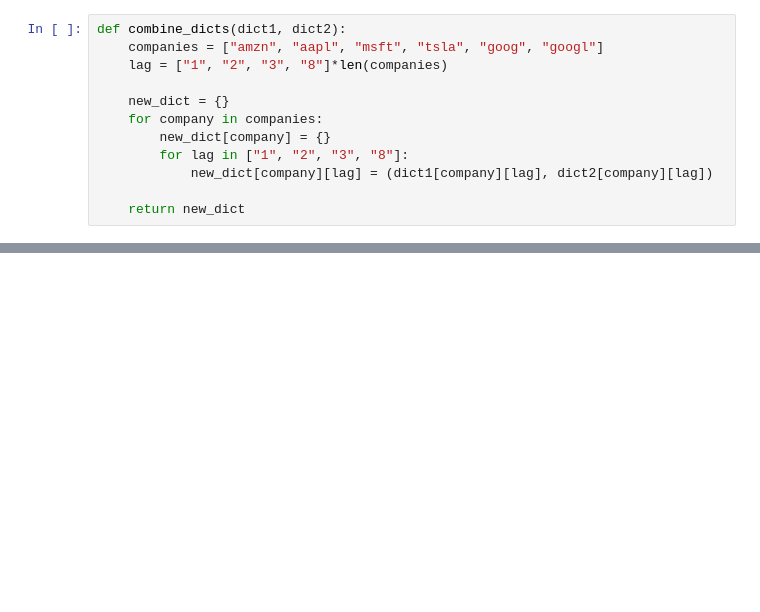
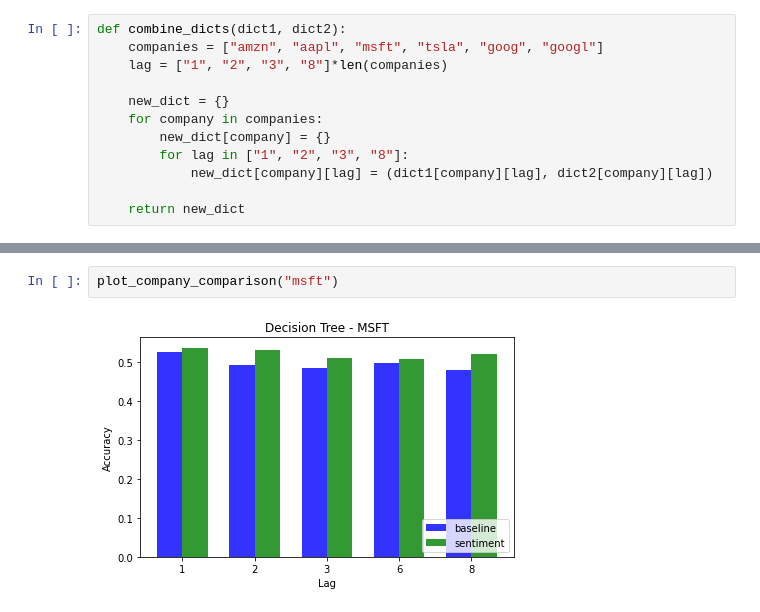
Before and after one commit to PatrykML/twitter_sentiment_stock_prediction, a Jupyter notebook: results/presenter.ipynb, the cells around one changed output, grey strips where cells are left out. Drawn from its saved outputs; the diff is of its cells as text; blank space fills up the shorter version.

```diff
--- a/results/presenter.ipynb
+++ b/results/presenter.ipynb
@@ -76,0 +77,4 @@ def plot_company_comparison(company):
+# %%
+plot_company_comparison("msft")
+# %% [output]
+[figure, added]
```
Also changed, not shown: parts of 8 cells of this notebook, 3 other files.
